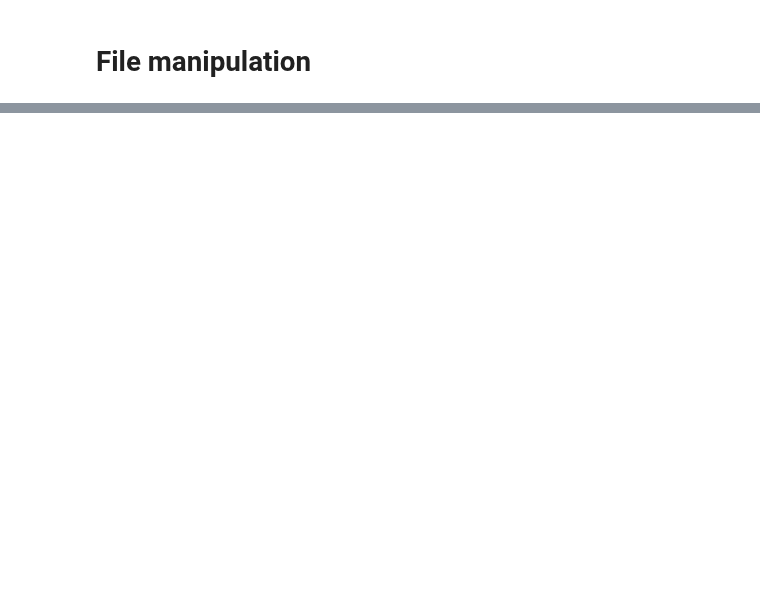
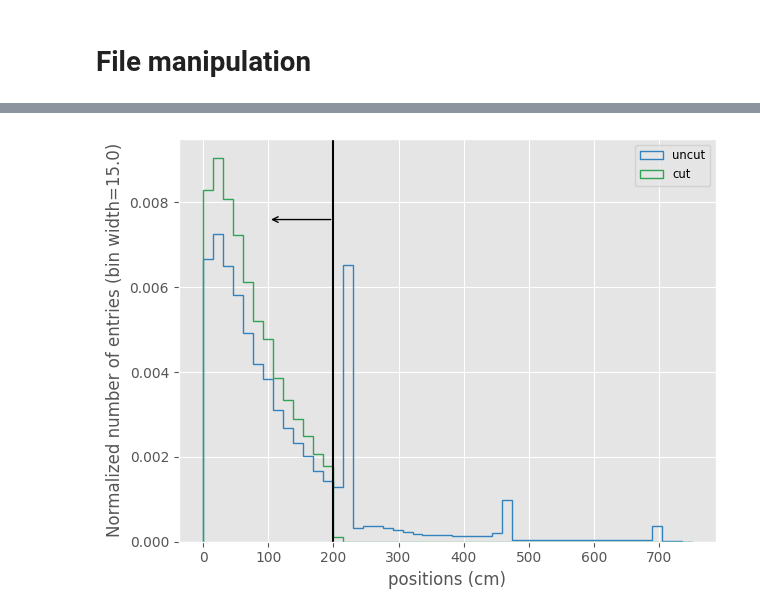
Before and after one commit to dlindebaum/pion-argon-xs-analysis, a Jupyter notebook: analysis/sandbox/example_notebook.ipynb, the cells around one changed output, grey strips where cells are left out. Cells and saved outputs as stored; diff of their text form; code cells hidden in the pictures; blank space fills up the shorter version.

```diff
--- a/analysis/sandbox/example_notebook.ipynb
+++ b/analysis/sandbox/example_notebook.ipynb
@@ -43,0 +95,19 @@ NameError: name 'Master' is not defined
+# %%
+# Note that you can perform boolean logic on arrrays. this is used to select data based on some criteria
+
+cut = 200 # cm
+mask = mc.recoParticles.beam_endPos_SCE.z < cut # the end z position of the beam particle (where it stops in the TPC) must be less than "cut"
+
+Plots.PlotHistComparison([
+    mc.recoParticles.beam_endPos_SCE.z,
+    mc.recoParticles.beam_endPos_SCE.z[mask]
+    ],
+    bins = 49,
+    x_range = [0, 750],
+    labels = ["uncut", "cut"],
+    xlabel = "positions (cm)",
+    histtype = "step") # make a comparison plot between multiple histograms (note the labels are required)
+
+Plots.DrawCutPosition(cut, arrow_loc = 0.8, arrow_length = 100, face = "left")
+# %% [output]
+[figure, added]
```
Also changed, not shown: parts of 6 cells of this notebook.
